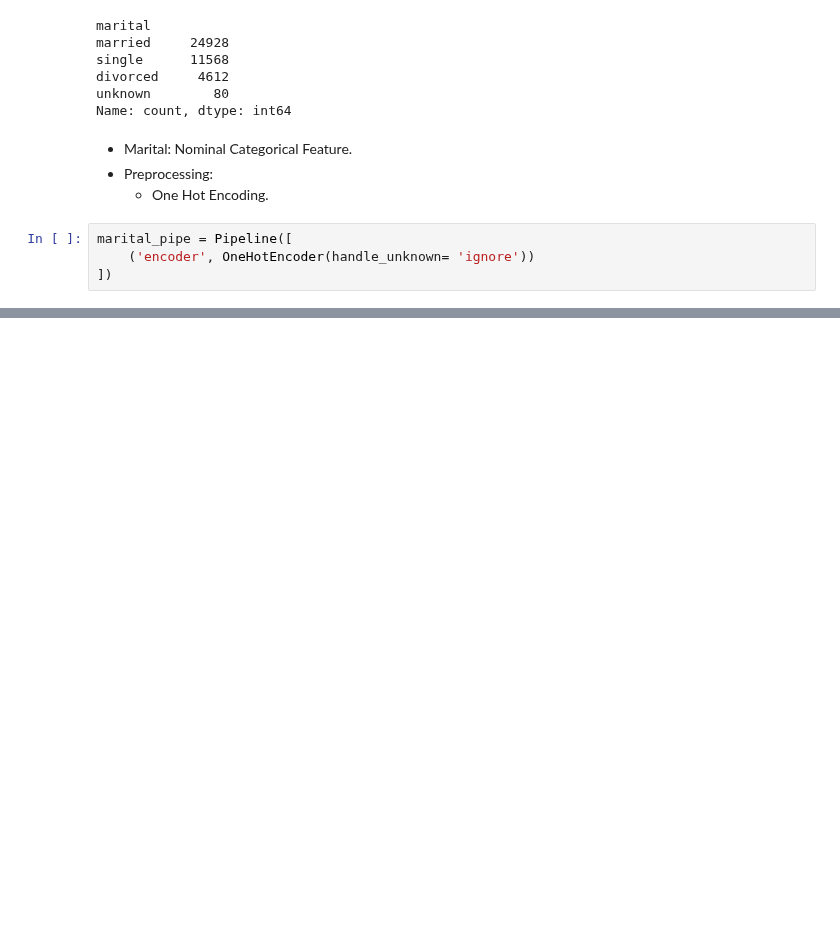
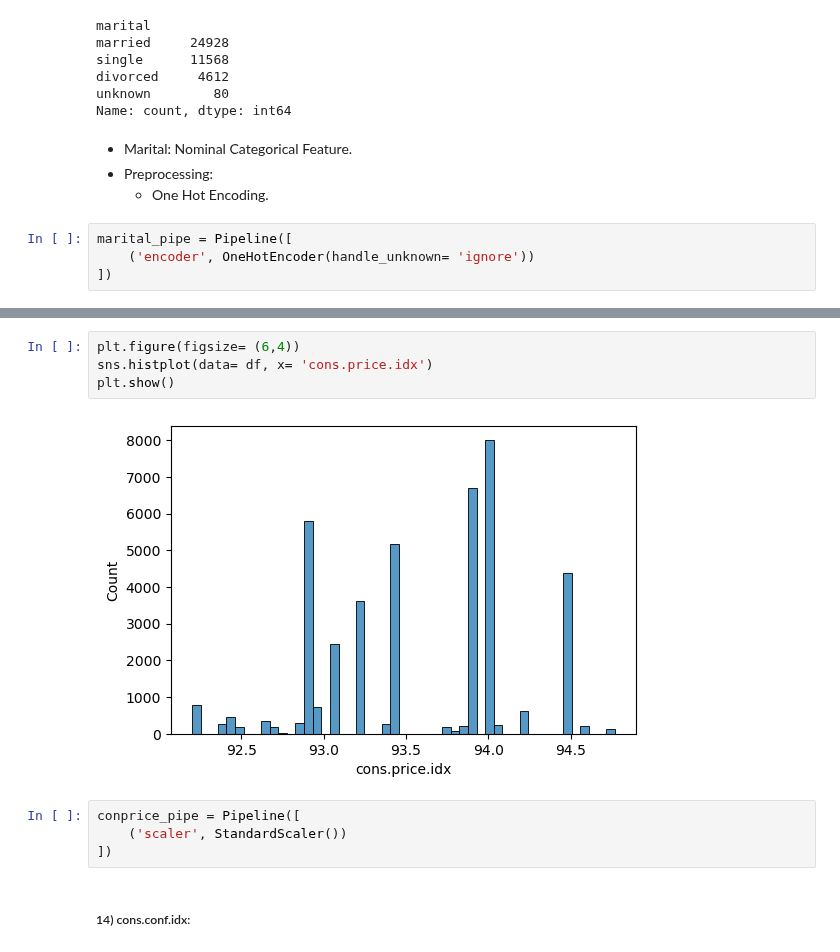
Before and after one commit to Shailya777/Learning-Logs, a Jupyter notebook: Machine_Learning/09_Clustering(Unsupervised Learning)/04_Practice_Project3(KMeans Clustering on Bank Data).ipynb, the cells around one changed output, grey strips where cells are left out. Drawn from its saved outputs; the diff is of its cells as text; blank space fills up the shorter version.

Commit message:
Preprocessing pipelines done for all features.

```diff
--- a/Machine_Learning/09_Clustering(Unsupervised Learning)/04_Practice_Project3(KMeans Clustering on Bank Data).ipynb
+++ b/Machine_Learning/09_Clustering(Unsupervised Learning)/04_Practice_Project3(KMeans Clustering on Bank Data).ipynb
@@ -256,0 +645,12 @@ marital_pipe = Pipeline([
+# %%
+plt.figure(figsize= (6,4))
+sns.histplot(data= df, x= 'cons.price.idx')
+plt.show()
+# %% [output]
+[figure, added]
+# %%
+conprice_pipe = Pipeline([
+    ('scaler', StandardScaler())
+])
+# %% [markdown]
+##### 14) cons.conf.idx:
```
Also changed, not shown: parts of 69 cells of this notebook.
